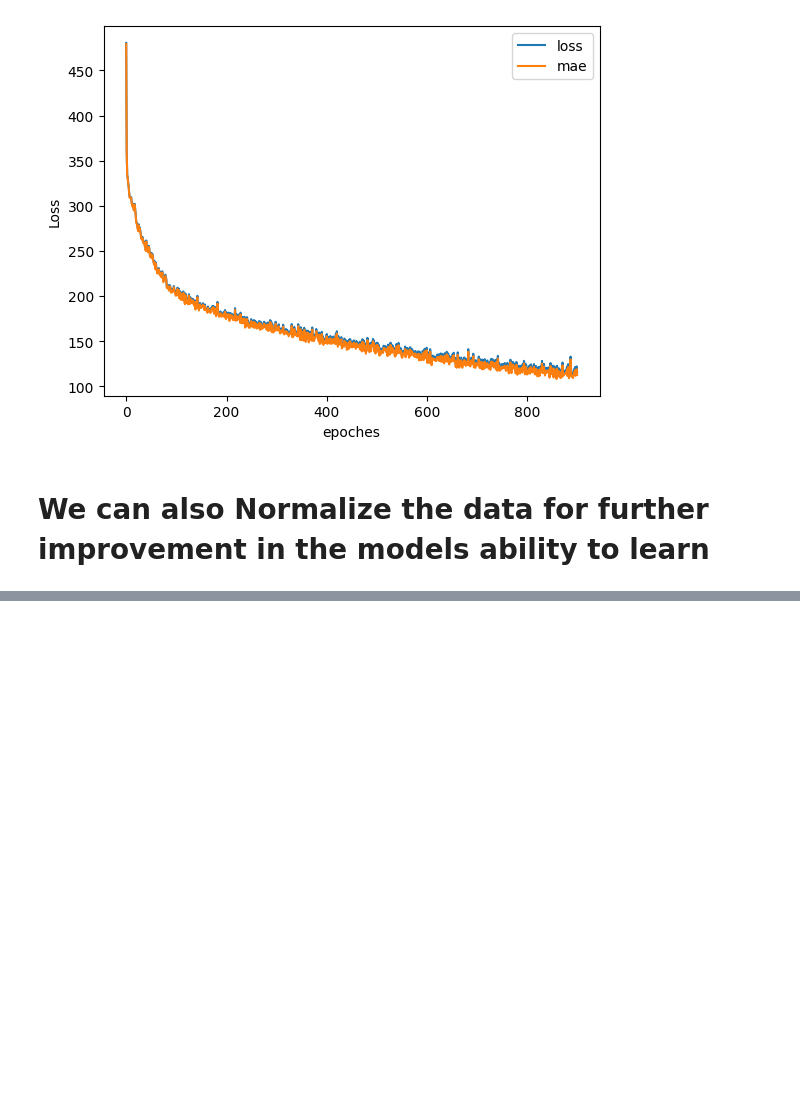
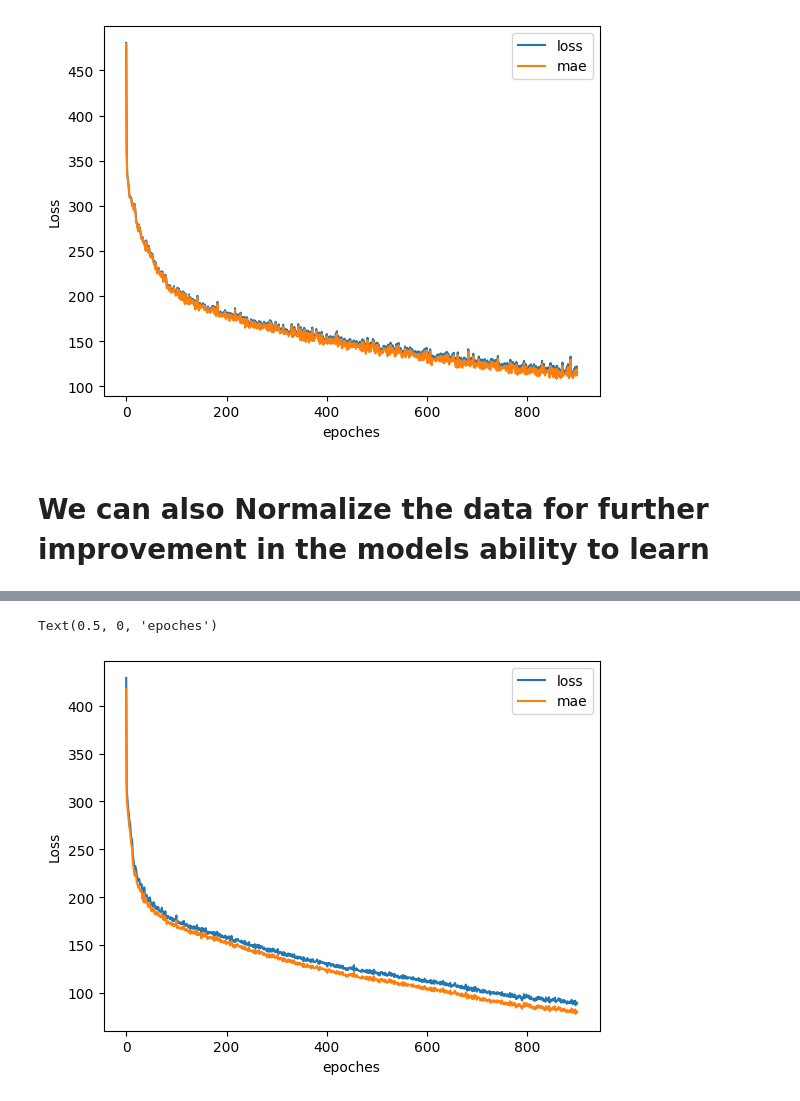
Before and after one commit to vrmaverick/RentalBike, a Jupyter notebook: model.ipynb, the cells around one changed output, grey strips where cells are left out. Saved outputs shown, nothing was run; the diff lists cells and outputs as text; code cells hidden in the pictures; blank space fills up the shorter version.

```diff
--- a/model.ipynb
+++ b/model.ipynb
@@ -235,0 +346,17 @@ Text(0, 0.5, 'Count')
+# %%
+# Training the same best perfroming model among three using the normalized data
+normalized_model_l1 = tf.keras.Sequential([
+    tf.keras.layers.Dense(100,activation="relu",name='input_layer'), # softmax does not work here
+    tf.keras.layers.Dense(100,activation="relu",kernel_regularizer='l1'),
+    tf.keras.layers.Dense(100,activation="relu"),
+    tf.keras.layers.Dense(100,activation="relu"),
+    tf.keras.layers.Dense(200,activation="relu"),
+    tf.keras.layers.Dense(100,activation="relu",kernel_regularizer='l1'),
+    tf.keras.layers.Dense(1,name='output_layer')
+],name = 'NonLinear')
+normalized_model_l1.compile(loss = tf.keras.losses.mae,
+              # optimizer = tf.keras.optimizers.SGD(),
+              optimizer = tf.keras.optimizers.Adam(lr=10),
+              metrics = ['mae'])
+history = normalized_model_l1.fit(X_train_normal,y_train,epochs=900,verbose=0)
+normalized_model_l1.save("/content/drive/MyDrive/datasets/normalized_model_l1.h5")
@@ -235,0 +365,7 @@ Text(0, 0.5, 'Count')
+# %%
+pd.DataFrame(history.history).plot()
+plt.ylabel("Loss")
+plt.xlabel("epoches")
+# %% [output]
+Text(0.5, 0, 'epoches')
+[figure, added]
```
Also changed, not shown: parts of 19 cells of this notebook.
